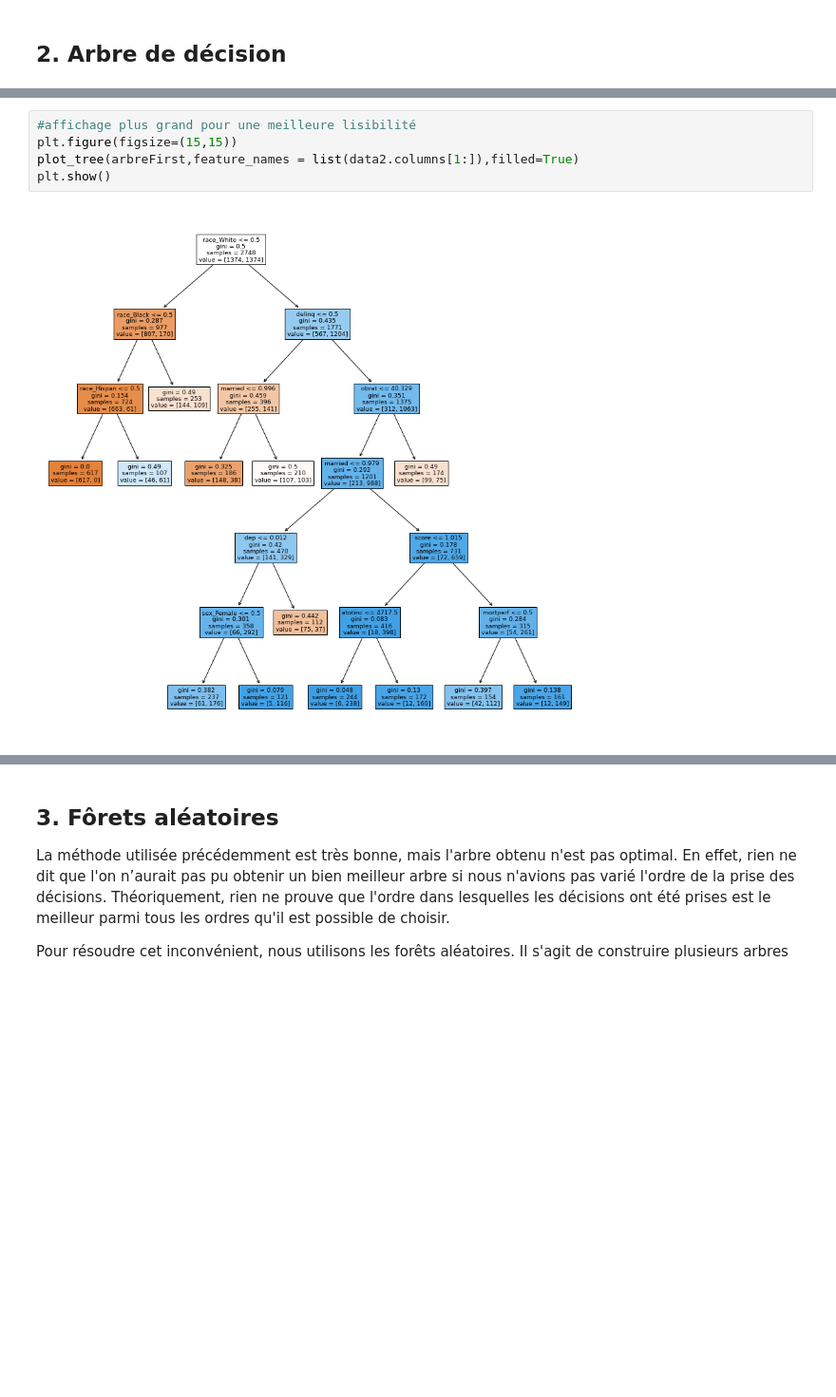
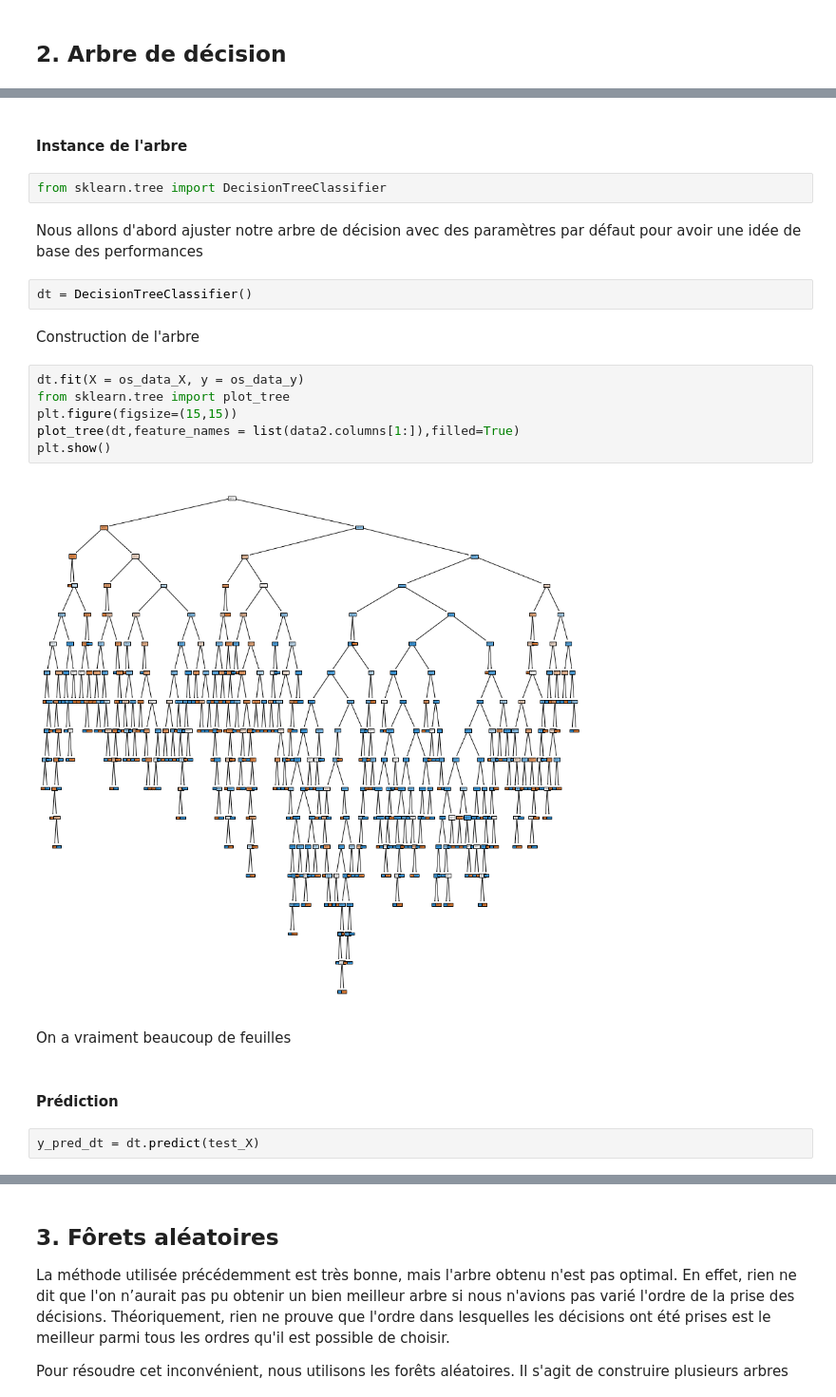
Before and after one commit to sonicosamedy/Projet-Python-Paris1-Pantheon-Sorbonne, a Jupyter notebook: Projet_python.ipynb, the cells around one changed output, grey strips where cells are left out. Shown at 95% size. Cells and saved outputs as stored; diff of their text form; blank space fills up the shorter version.

Commit message:
arbre des

```diff
--- a/Projet_python.ipynb
+++ b/Projet_python.ipynb
@@ -560,7 +528,24 @@ plot_tree(arbreFirst,feature_names = list(data2.columns[1:]),filled=True)
+# %% [markdown]
+#### Instance de l'arbre
+# %%
+from sklearn.tree import DecisionTreeClassifier
+# %% [markdown]
+Nous allons d'abord ajuster notre arbre de décision avec des paramètres par défaut pour avoir une idée de base des performances
+# %%
+dt = DecisionTreeClassifier()
+# %% [markdown]
+Construction de l'arbre
 # %%
-#affichage plus grand pour une meilleure lisibilité
+dt.fit(X = os_data_X, y = os_data_y)
+from sklearn.tree import plot_tree
 plt.figure(figsize=(15,15))
-plot_tree(arbreFirst,feature_names = list(data2.columns[1:]),filled=True)
+plot_tree(dt,feature_names = list(data2.columns[1:]),filled=True)
 plt.show()
 # %% [output]
-[figure, old version]
+[figure, new version]
+# %% [markdown]
+On a vraiment beaucoup de feuilles
+# %% [markdown]
+#### Prédiction
+# %%
+y_pred_dt = dt.predict(test_X)
```
Also changed, not shown: parts of 39 cells of this notebook.
